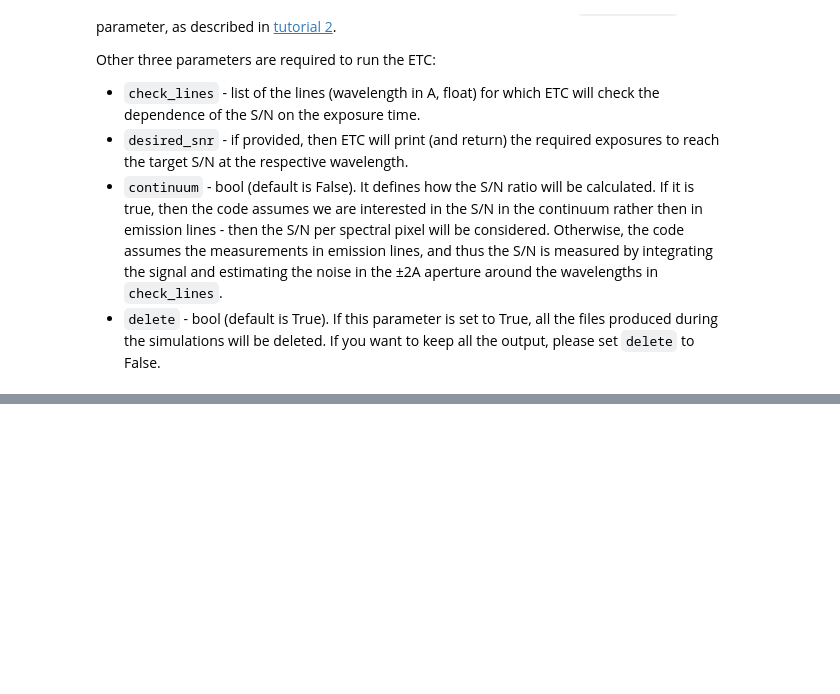
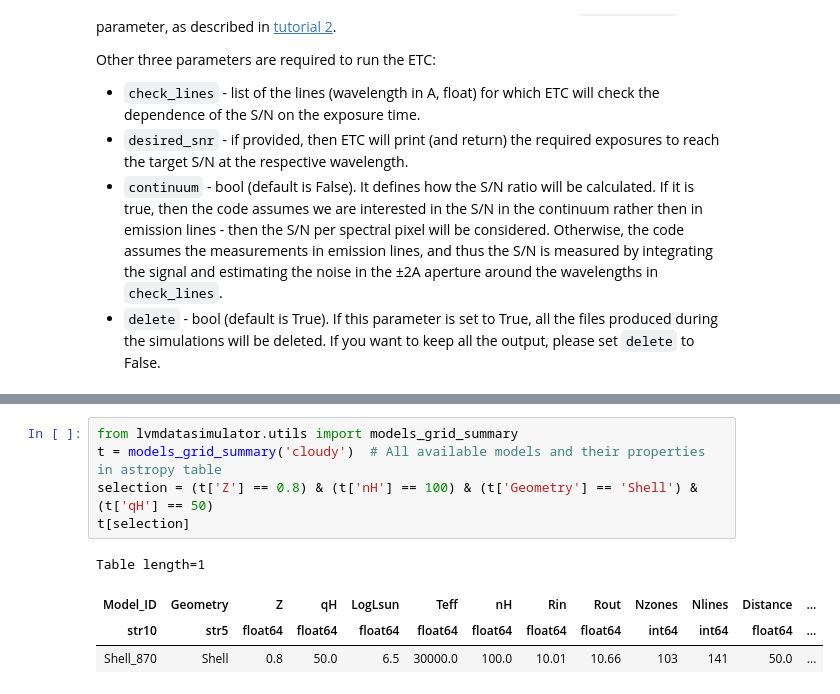
Before and after one commit to sdss/lvmdatasimulator, a Jupyter notebook: examples/LVM_data_simulator_tutorial4.ipynb, the cells around one changed output, grey strips where cells are left out. Saved outputs shown, nothing was run; the diff lists cells and outputs as text; blank space fills up the shorter version.

```diff
--- a/examples/LVM_data_simulator_tutorial4.ipynb
+++ b/examples/LVM_data_simulator_tutorial4.ipynb
@@ -99,0 +148,10 @@ When providing a spectrum, there are a few things to keep in mind:
+# %%
+from lvmdatasimulator.utils import models_grid_summary
+t = models_grid_summary('cloudy')  # All available models and their properties in astropy table
+selection = (t['Z'] == 0.8) & (t['nH'] == 100) & (t['Geometry'] == 'Shell') & (t['qH'] == 50)
+t[selection]
+# %% [output]
+Table length=1
+| Model_ID | Geometry | Z | qH | LogLsun | Teff | nH | Rin | Rout | Nzones | Nlines | Distance | ... |
+| str10 | str5 | float64 | float64 | float64 | float64 | float64 | float64 | float64 | int64 | int64 | float64 | ... |
+| Shell_870 | Shell | 0.8 | 50.0 | 6.5 | 30000.0 | 100.0 | 10.01 | 10.66 | 103 | 141 | 50.0 | ... |
```
Also changed, not shown: parts of 9 cells of this notebook, 1 other file.
